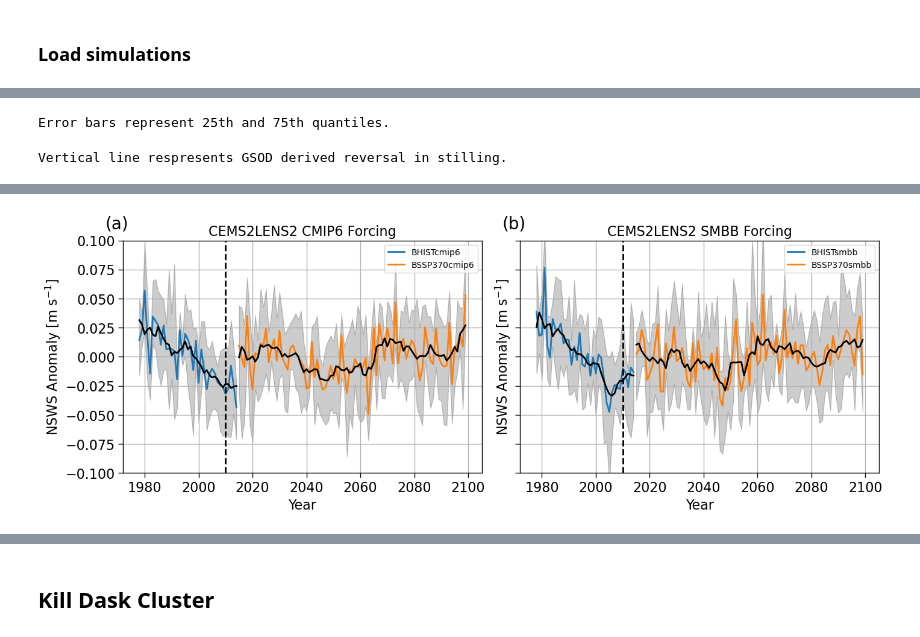
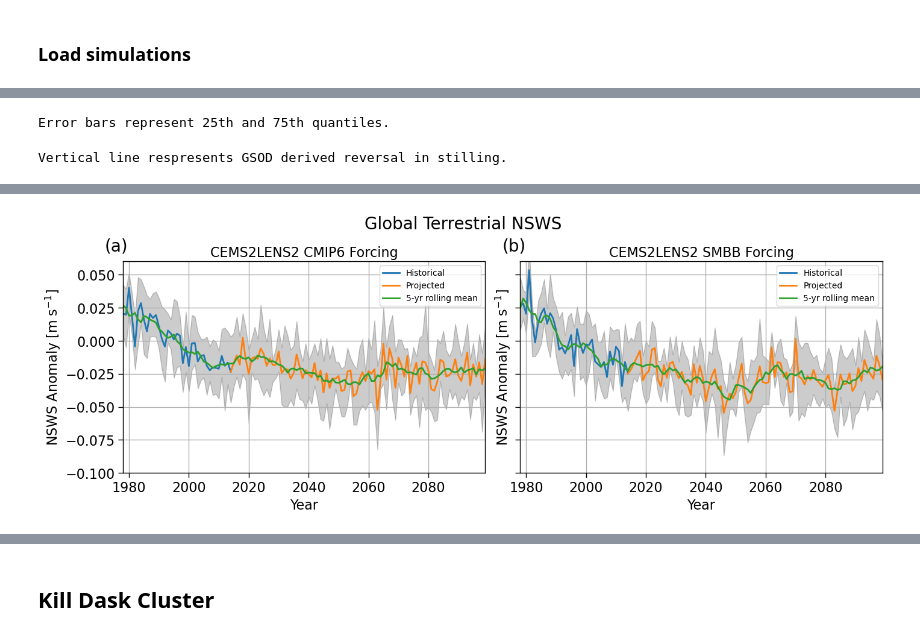
Before and after one commit to ivalencius/winds-of-change, a Jupyter notebook: CESMLENS2.ipynb, the cells around one changed output, grey strips where cells are left out. Drawn from its saved outputs; the diff is of its cells as text; code cells hidden in the pictures.

```diff
--- a/CESMLENS2.ipynb
+++ b/CESMLENS2.ipynb
@@ -140,7 +157,7 @@ for sim in simulation_names:
         m_files = [f for f in sim_files if f.split('.')[4] == member]
         # Load dataset
         ds = xr.open_mfdataset(m_files, parallel=True)
-        # Remove 2100 (data extends to 2099)
+        # Remove 2100 or 2015 for historical data (data extends to 2099)
         if 'HIST' in sim:
             sliced = ds.sel(time=slice('1978', '2014'))
         elif 'SSP370' in sim:
@@ -149,7 +166,5 @@ for sim in simulation_names:
         sim_list.append(sliced.WSPDSRFAV)
     simulation = ensembles.create_ensemble(sim_list, realizations=members)
     yearly = simulation.groupby('time.year').mean()  # No need to store daily data
-    # Get anomaly
-    anomaly = yearly - yearly.mean('year')
     # Add to dict
-    simulations[sim] = anomaly.persist().compute()  # This step is slow but speeds up later computation
+    simulations[sim] = yearly.persist().compute()  # This step is slow but speeds up later computation
@@ -156 +175,14 @@ for sim in simulation_names:
+# %%
+cmip6_raw = xr.combine_by_coords([
+    simulations['BHISTcmip6'].sortby('realization'),
+    simulations['BSSP370cmip6'].sortby('realization')
+])
+smbb_raw = xr.combine_by_coords([
+    simulations['BHISTsmbb'].sortby('realization'),
+    simulations['BSSP370smbb'].sortby('realization')
+])
+forcings = dict(
+    cmip6=cmip6_raw - cmip6_raw.sel(year=slice(1978, 2014)).mean('year'),
+    smbb=smbb_raw - smbb_raw.sel(year=slice(1978, 2014)).mean('year'),
+)
 # %% [markdown]
@@ -158,16 +192,19 @@ for sim in simulation_names:
 # %%
+years = np.arange(1978, 2100)  # 1978-2099
 # Masking regions
 land_region = regionmask.defined_regions.natural_earth_v5_0_0.land_110  # Land has value 0
 countries = regionmask.defined_regions.natural_earth_v5_0_0.countries_110
 
+# Dict to store timeseries values
+forcing_ts = dict()
+
 # Make plot
 fig, axes = plt.subplots(figsize=(14, 5), nrows=1, ncols=2, sharey=True, sharex=True, layout="constrained")
 
-# Plot 1 - CMIP6
-ax = axes[0]
-for sim in ['BHISTcmip6', 'BSSP370cmip6']:
+for i, force in enumerate(forcings.keys()):
+    ax = axes[i]
     # mask to land
-    land = mask_data(simulations[sim], land_region, ['land'], drop=True)
+    land = mask_data(forcings[force], land_region, ['land'], drop=True)
     # Eliminate the planet of Hoth
     land = mask_data(land, countries, ['greenland'], reverse=True, drop=True)
     land = land.where((land['lat']>-59).compute(), drop=True)  # antarctica
@@ -175,55 +212,40 @@ for sim in ['BHISTcmip6', 'BSSP370cmip6']:
     # Get timeseries
     land_ts = land.mean(['lat', 'lon'])
     # Reduce the simulation
-    en_stats = ensembles.ensemble_mean_std_max_min(land_ts)
-    # Plot time series
-    en_stats['WSPDSRFAV_mean'].plot(ax=ax, label=sim)
-    en_stats['WSPDSRFAV_mean'].rolling(year=5, min_periods=1, center=True).mean().plot(ax=ax, color='k')
+    en_stats = ensembles.ensemble_mean_std_max_min(land_ts)['WSPDSRFAV_mean']
+    rolled = en_stats.rolling(year=5, min_periods=1, center=True).mean()
     # Percentiles
     per = ensembles.ensemble_percentiles(land_ts, values=[25, 75], split=True)
-    ax.fill_between(per.year.values, per['WSPDSRFAV_p25'], per['WSPDSRFAV_p75'], color='k', alpha=0.2)
-# Plot 1 - Options
-ax.set_title('CEMS2LENS2 CMIP6 Forcing')
-
-# Plot 2 - SMBB
-ax = axes[1]
-for sim in ['BHISTsmbb', 'BSSP370smbb']:
-    # mask to land
-    land = mask_data(simulations[sim], land_region, ['land'], drop=True)
-    # Eliminate the planet of Hoth
-    land = mask_data(land, countries, ['greenland'], reverse=True, drop=True)
-    land = land.where((land['lat']>-59).compute(), drop=True)  # antarctica
-    land = land.where((land['lat']<70).compute(), drop=True)  # Northern canada
-    # Get timeseries
-    land_ts = land.mean(['lat', 'lon'])
-    # Reduce the simulation
-    en_stats = ensembles.ensemble_mean_std_max_min(land_ts)
-    # Plot time series
-    en_stats['WSPDSRFAV_mean'].plot(ax=ax, label=sim)
-    en_stats['WSPDSRFAV_mean'].rolling(year=5, min_periods=1, center=True).mean().plot(ax=ax, color='k')
-    # Percentiles
-    per = ensembles.ensemble_percentiles(land_ts, values=[25, 75], split=True)
-    ax.fill_between(per.year.values, per['WSPDSRFAV_p25'], per['WSPDSRFAV_p75'], color='k', alpha=0.2)
-# Plot 2 - Options
-ax.set_title('CEMS2LENS2 SMBB Forcing')
+    # errs = np.array([per['WSPDSRFAV_p25'], per['WSPDSRFAV_p75']])
+    # Plot past
+    ax.plot(years[years <= 2014], en_stats[years <= 2014], label='Historical')
+    # Plot future (include 2014 so plot connects)
+    ax.plot(years[years >= 2014], en_stats[years >= 2014], linewidth=2, label='Projected')
+    # Other stats
+    ax.plot(years, rolled, label='5-yr rolling mean')
+    ax.fill_between(years, per['WSPDSRFAV_p25'], per['WSPDSRFAV_p75'], color='k', alpha=0.2)
+    # Plot 1 - Options
+    ax.set_title(f'CEMS2LENS2 {force.upper()} Forcing')
 
 # Options for both plots
 for n, ax in enumerate(axes):
     ax.legend(fontsize=10)
-    ax.grid()
+    ax.grid(True)
     ax.set_xlabel('Year')
     ax.set_ylabel('NSWS Anomaly [m s$^{-1}$]')
-    ax.set_ylim(-0.1, 0.1)
-    ax.vlines(2010, -0.1, 0.1, color='k', linestyle='--')
+    # ax.vlines(2010, -0.1, 0.1, color='k', linestyle='--')
+    ax.set_xlim(years[0], years[-1])
+    ax.set_ylim(-0.1, 0.06)
     # Add subplot label
     ax.text(-0.05, 1.05, f'({string.ascii_lowercase[n]})', transform=ax.transAxes, size=20)
+fig.suptitle('Global Terrestrial NSWS', fontsize=20)
 
 # Caption
-print('5 year running mean.')
+print('Anomalies relative to 1978-2014 mean.')
 print('Error bars represent 25th and 75th quantiles.')
 print('Vertical line respresents GSOD derived reversal in stilling.')
 
 # Save figure
-plt.savefig('figures/cems2lens2_time_series.png', dpi=300, bbox_inches='tight', pad_inches=0.1)
+plt.savefig('figures/cems2lens2_time_series_global.png', dpi=300, bbox_inches='tight', pad_inches=0.1)
 plt.show()
 # %% [output]
@@ -231,4 +253,4 @@ plt.show()
 Error bars represent 25th and 75th quantiles.
 Vertical line respresents GSOD derived reversal in stilling.
 [interactive output not drawn]
-[figure, old version]
+[figure, new version]
```
Also changed, not shown: parts of 18 cells of this notebook, 1 other file.
